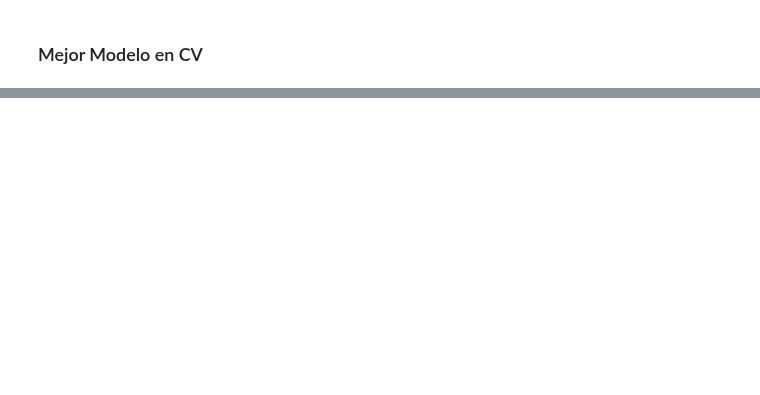
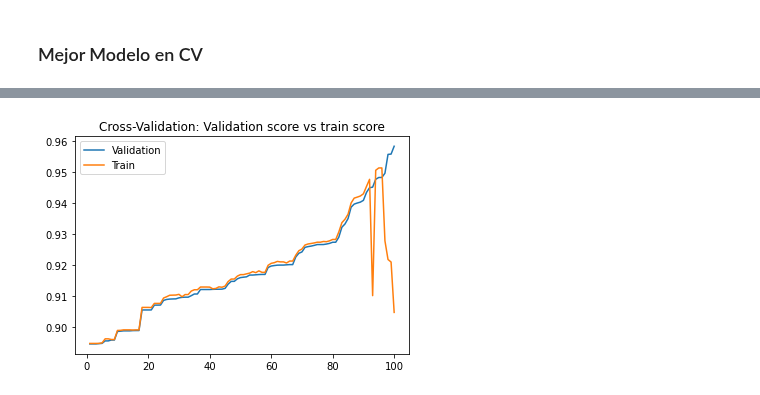
Before and after one commit to Ignacio-Ibarra/tpAA, a Jupyter notebook: Modelado.ipynb, the cells around one changed output, grey strips where cells are left out. Saved outputs shown, nothing was run; the diff lists cells and outputs as text; code cells hidden in the pictures; blank space fills up the shorter version.

```diff
--- a/Modelado.ipynb
+++ b/Modelado.ipynb
@@ -555,14 +597,17 @@ np.max(train_score)
 # %%
 #corrijo un valor raro
 idx = cv_results2.mean_train_score.idxmax()
 cv_results2.loc[idx, "mean_train_score"] = (cv_results2.mean_train_score[idx-1] + cv_results2.mean_train_score[idx+1])/2
 
 plt.plot(range(1,len(cv_results2.mean_test_score)+1), cv_results2.mean_test_score, label="Validation")
 plt.plot(range(1,len(cv_results2.mean_train_score)+1), cv_results2.mean_train_score, label= "Train")
 plt.legend()
 plt.title("Cross-Validation: Validation score vs train score")
+fig = plt.gcf()
 plt.show()
-#plt.savefig("./img/CV.png", dpi=200, facecolor="white")
+fig.savefig("./img/cvscores.png", dpi=200, facecolor="white")
+# %% [output]
+[figure, added]
 # %%
 params = dict(opt.best_params_)
 
```
Also changed, not shown: parts of 11 cells of this notebook, 8 other files.
